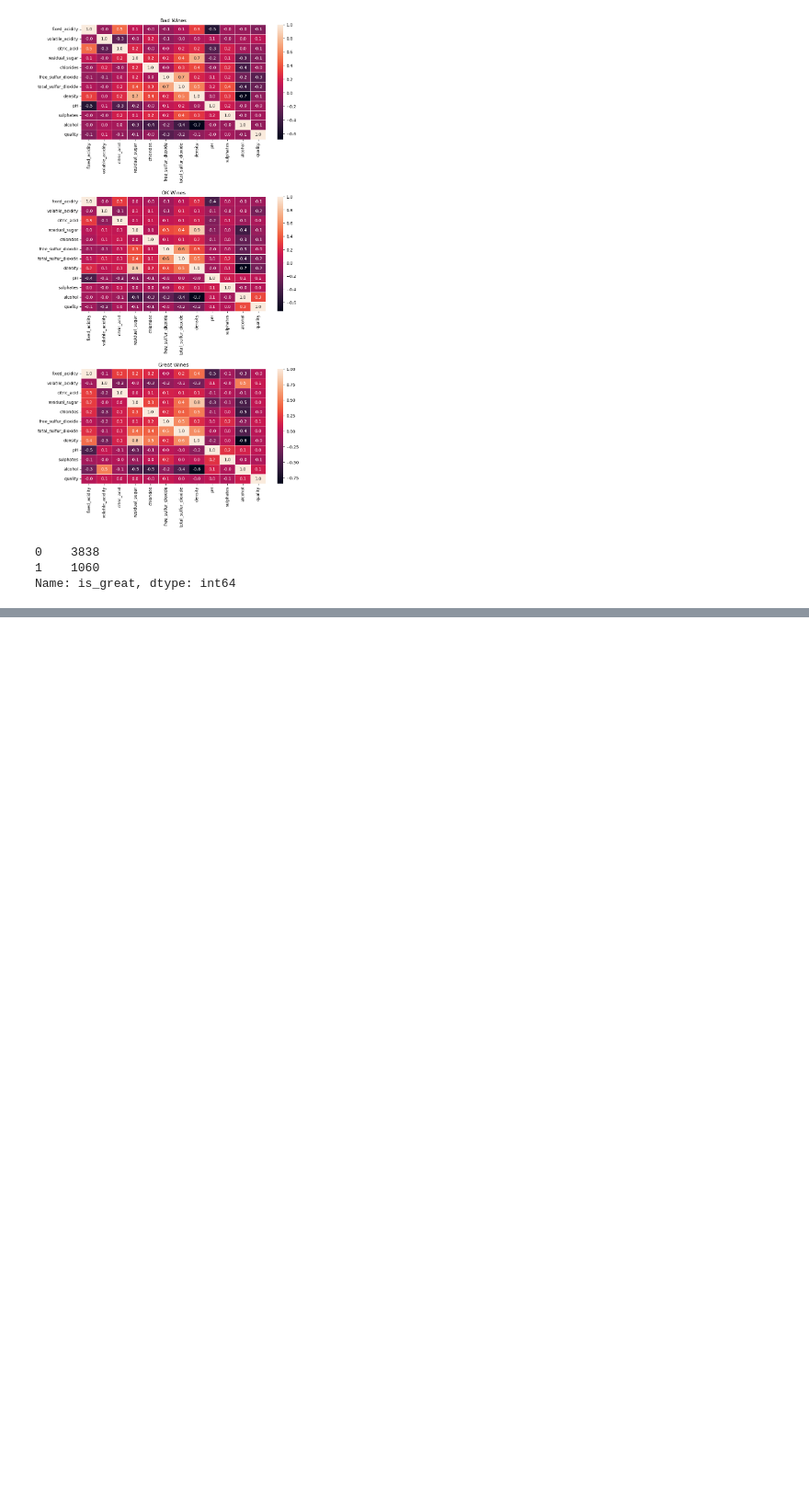
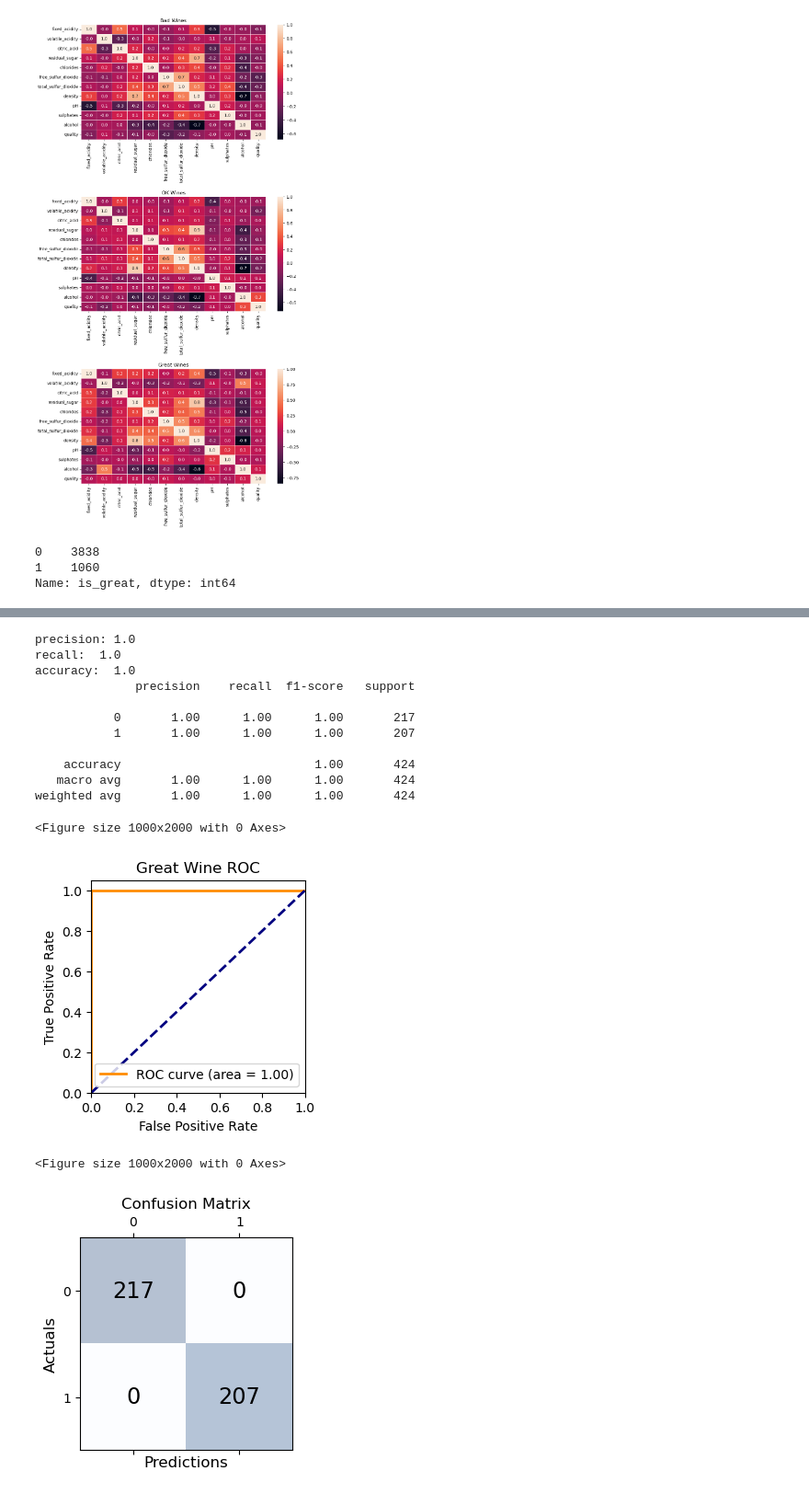
Before and after one commit to mgribov/msds-supervised-learning-final, a Jupyter notebook: Analyzing White Vinho Verde.ipynb, the cells around one changed output, grey strips where cells are left out. Shown at 92% size. Drawn from its saved outputs; the diff is of its cells as text; code cells hidden in the pictures; blank space fills up the shorter version.

```diff
--- a/Analyzing White Vinho Verde.ipynb
+++ b/Analyzing White Vinho Verde.ipynb
@@ -514,0 +516,44 @@ weighted avg       1.00      1.00      1.00       424
+# %%
+#from sklearn.ensemble import AdaBoostClassifier
+#clf = AdaBoostClassifier()
+
+#from sklearn.ensemble import BaggingClassifier
+#clf = AdaBoostClassifier()
+
+from sklearn.ensemble import GradientBoostingClassifier
+clf = AdaBoostClassifier()
+
+clf.fit(train_X, train_y)
+yhat = clf.predict(test_X)
+
+print('precision:', precision_score(test_y, yhat))
+print('recall: ', recall_score(test_y, yhat))
+print('accuracy: ', accuracy_score(test_y, yhat))
+print(classification_report(test_y, yhat))
+
+# roc
+fpr, tpr, thresholds = roc_curve(test_y, yhat)
+roc_auc = auc(fpr, tpr)
+roc_plot = plot_roc(roc_auc)
+roc_plot.show()
+
+# confusion matrix
+conf_matrix = confusion_matrix(test_y, yhat)
+mat = plot_conf_mat(conf_matrix)
+mat.show()
+# %% [output]
+precision: 1.0
+recall:  1.0
+accuracy:  1.0
+              precision    recall  f1-score   support
+
+           0       1.00      1.00      1.00       217
+           1       1.00      1.00      1.00       207
+
+    accuracy                           1.00       424
+   macro avg       1.00      1.00      1.00       424
+weighted avg       1.00      1.00      1.00       424
+<Figure size 1000x2000 with 0 Axes>
+[figure, added]
+<Figure size 1000x2000 with 0 Axes>
+[figure, added]
```
Also changed, not shown: parts of 17 cells of this notebook.
